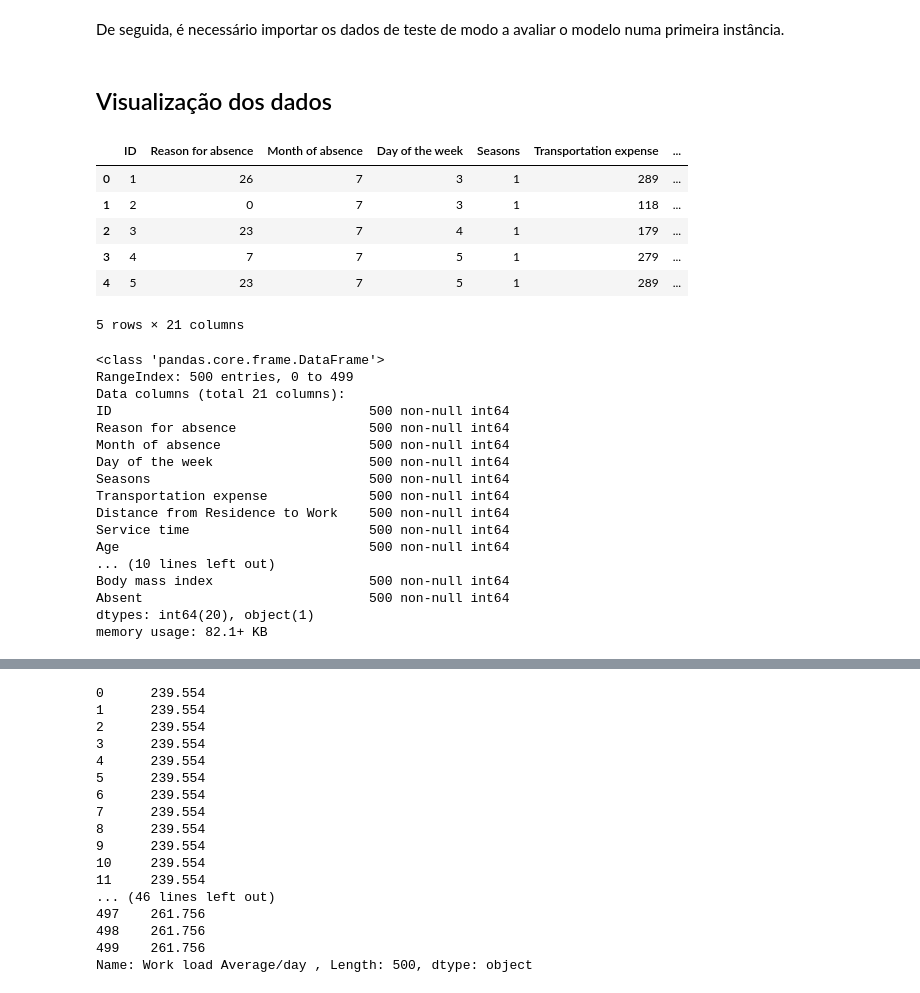
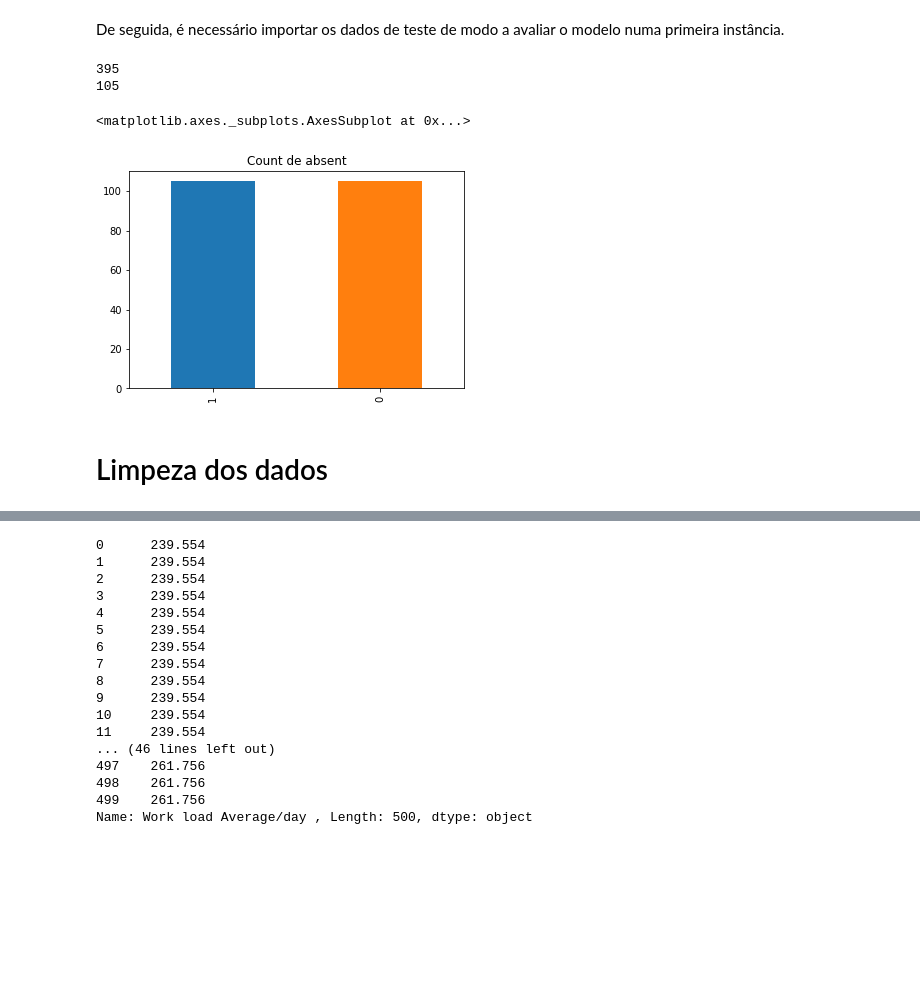
Before and after one commit to MelhorQueSVN/AEC, a Jupyter notebook: TP2/TP2.ipynb, the cells around one changed output, grey strips where cells are left out. Saved outputs shown, nothing was run; the diff lists cells and outputs as text; code cells hidden in the pictures; blank space fills up the shorter version.

```diff
--- a/TP2/TP2.ipynb
+++ b/TP2/TP2.ipynb
@@ -17,4 +18,14 @@ import statistics
 # %% [markdown]
 De seguida, é necessário importar os dados de teste de modo a avaliar o modelo numa primeira instância.
 # %%
-train=pd.read_csv("train_data.csv")
+data = pd.read_csv("train_data.csv")
+# %%
+count_1, count_0 = target.value_counts()
+print(count_1)
+print(count_0)
+
+df_class1 = data[data['Absent'] == 1]
+df_class0 = data[data['Absent'] == 0]
+# %% [output]
+395
+105
@@ -20,0 +35,5 @@ train=pd.read_csv("train_data.csv")
+# %%
+df_test_under['Absent'].value_counts().plot(kind='bar',title='Count de absent')
+# %% [output]
+<matplotlib.axes._subplots.AxesSubplot at 0x...>
+[figure, added]
@@ -21,32 +44,2 @@ train=pd.read_csv("train_data.csv")
 # %% [markdown]
-## Visualização dos dados
+# Limpeza dos dados
-# %%
-train.head()
-# %% [output]
-|  | ID | Reason for absence | Month of absence | Day of the week | Seasons | Transportation expense | ... |
-| 0 | 1 | 26 | 7 | 3 | 1 | 289 | ... |
-| 1 | 2 | 0 | 7 | 3 | 1 | 118 | ... |
-| 2 | 3 | 23 | 7 | 4 | 1 | 179 | ... |
-| 3 | 4 | 7 | 7 | 5 | 1 | 279 | ... |
-| 4 | 5 | 23 | 7 | 5 | 1 | 289 | ... |
-5 rows × 21 columns
-# %%
-train.info()
-# %% [output]
-<class 'pandas.core.frame.DataFrame'>
-RangeIndex: 500 entries, 0 to 499
-Data columns (total 21 columns):
-ID                                 500 non-null int64
-Reason for absence                 500 non-null int64
-Month of absence                   500 non-null int64
-Day of the week                    500 non-null int64
-Seasons                            500 non-null int64
-Transportation expense             500 non-null int64
-Distance from Residence to Work    500 non-null int64
-Service time                       500 non-null int64
-Age                                500 non-null int64
-... (10 lines left out)
-Body mass index                    500 non-null int64
-Absent                             500 non-null int64
-dtypes: int64(20), object(1)
-memory usage: 82.1+ KB
```
Also changed, not shown: parts of 45 cells of this notebook.
